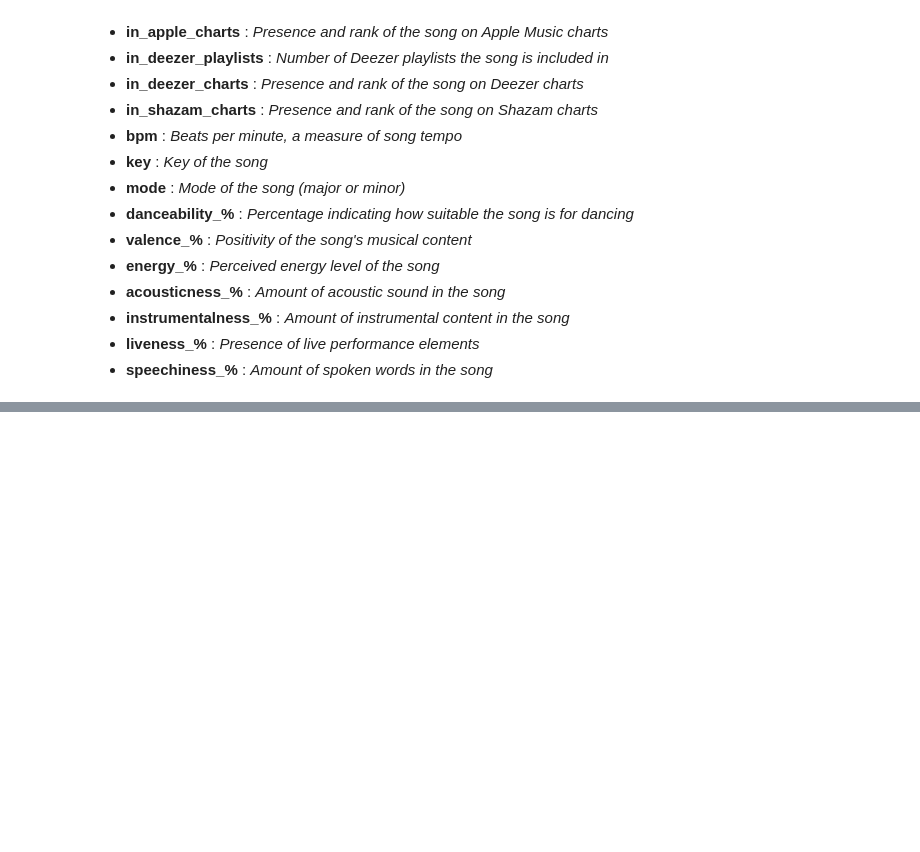
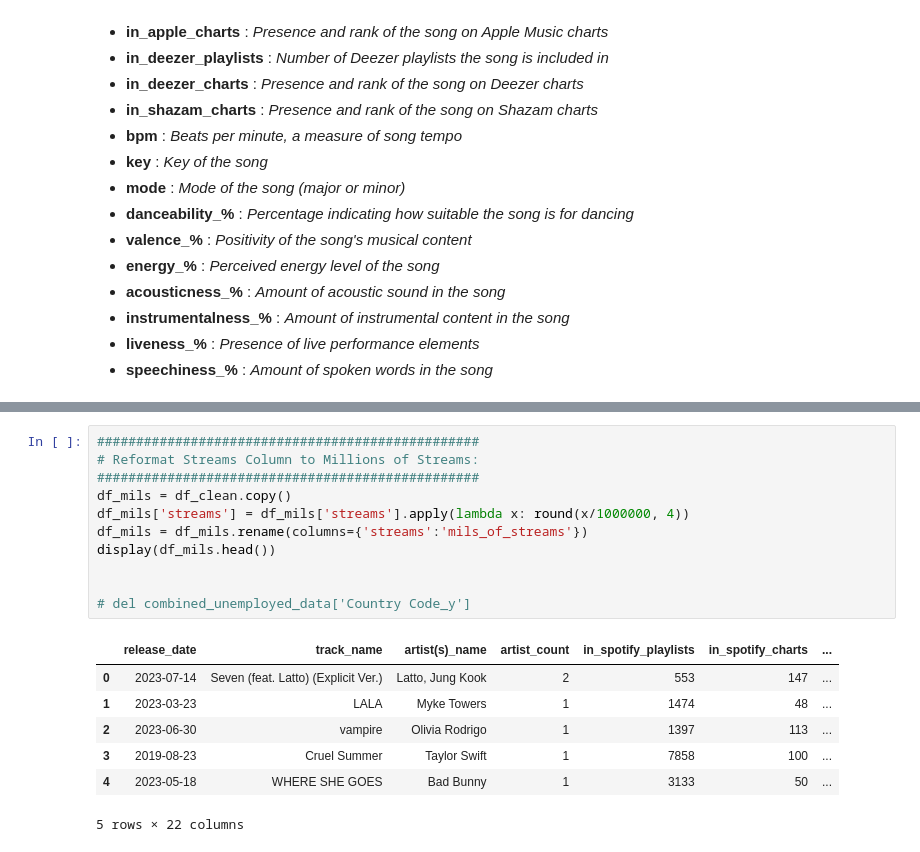
Before and after one commit to willablackmon/spotify_playlist_analysis, a Jupyter notebook: spotify_2023_data.ipynb, the cells around one changed output, grey strips where cells are left out. Cells and saved outputs as stored; diff of their text form; blank space fills up the shorter version.

```diff
--- a/spotify_2023_data.ipynb
+++ b/spotify_2023_data.ipynb
@@ -130,0 +121,19 @@ None
+# %%
+#################################################
+# Reformat Streams Column to Millions of Streams:
+#################################################
+df_mils = df_clean.copy()
+df_mils['streams'] = df_mils['streams'].apply(lambda x: round(x/1000000, 4))
+df_mils = df_mils.rename(columns={'streams':'mils_of_streams'})
+display(df_mils.head())
+
+
+# del combined_unemployed_data['Country Code_y']
+# %% [output]
+|  | release_date | track_name | artist(s)_name | artist_count | in_spotify_playlists | in_spotify_charts | ... |
+| 0 | 2023-07-14 | Seven (feat. Latto) (Explicit Ver.) | Latto, Jung Kook | 2 | 553 | 147 | ... |
+| 1 | 2023-03-23 | LALA | Myke Towers | 1 | 1474 | 48 | ... |
+| 2 | 2023-06-30 | vampire | Olivia Rodrigo | 1 | 1397 | 113 | ... |
+| 3 | 2019-08-23 | Cruel Summer | Taylor Swift | 1 | 7858 | 100 | ... |
+| 4 | 2023-05-18 | WHERE SHE GOES | Bad Bunny | 1 | 3133 | 50 | ... |
+5 rows × 22 columns
```
Also changed, not shown: parts of 9 cells of this notebook.
